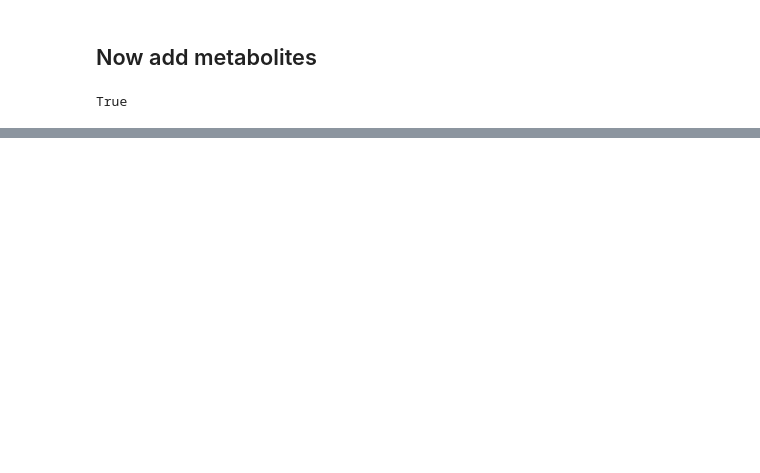
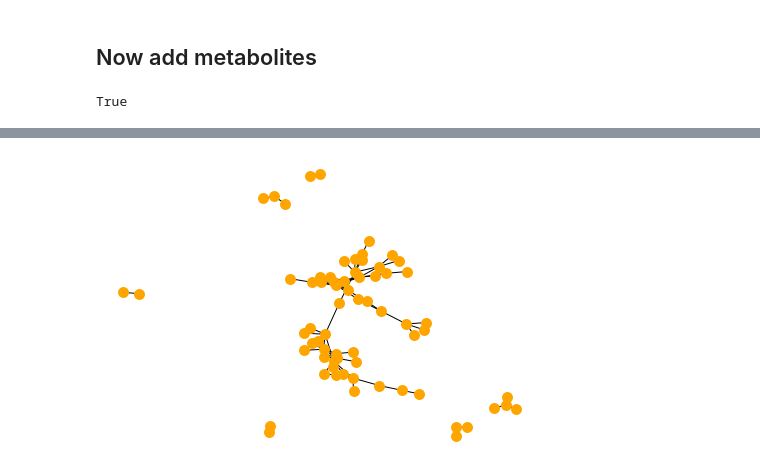
Before and after one commit to sterrettJD/Phadtare-IBS, a Jupyter notebook: Network-Analysis.ipynb, the cells around one changed output, grey strips where cells are left out. Cells and saved outputs as stored; diff of their text form; code cells hidden in the pictures; blank space fills up the shorter version.

```diff
--- a/Network-Analysis.ipynb
+++ b/Network-Analysis.ipynb
@@ -178,0 +184,6 @@ links_filtered
+# %%
+G=nx.from_pandas_edgelist(links_filtered, 'var1', 'var2',)
+
+nx.draw(G, node_color='orange', node_size=80, edge_color='black', linewidths=2)
+# %% [output]
+[figure, added]
```
Also changed, not shown: parts of 36 cells of this notebook, 2 other files.
